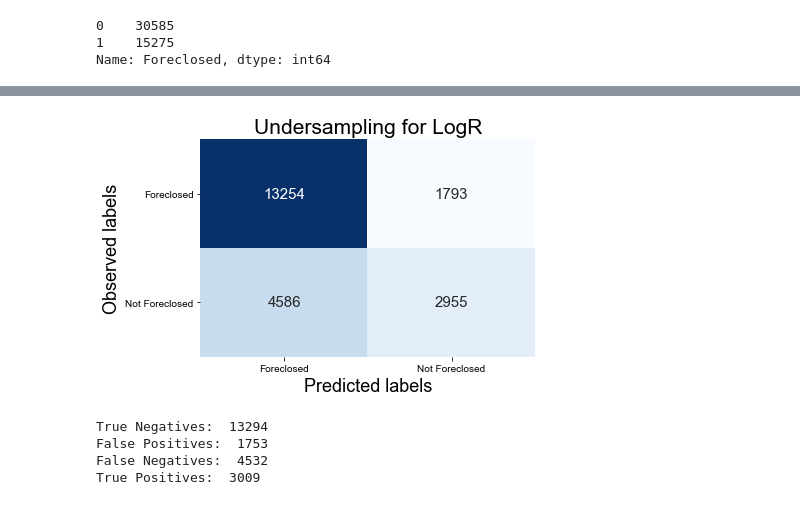
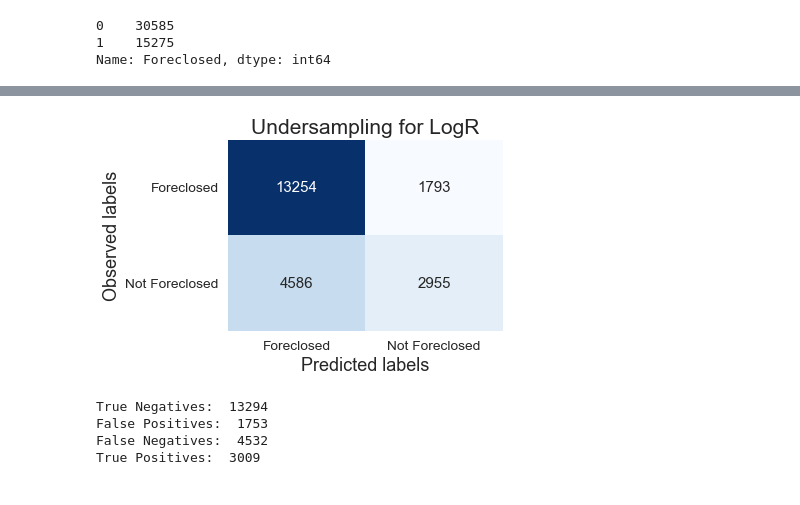
Before and after one commit to RaulCPena/classification_analysis, a Jupyter notebook: Jupyter_Notebooks/Modeling.ipynb, the cells around one changed output, grey strips where cells are left out. Cells and saved outputs as stored; diff of their text form; code cells hidden in the pictures.

```diff
--- a/Jupyter_Notebooks/Modeling.ipynb
+++ b/Jupyter_Notebooks/Modeling.ipynb
@@ -281,25 +283,26 @@ Accuracy 71.76%:
 # %%
 cm = confusion_matrix(y_test_u, y_test_pred)
 
 ax = plt.subplot()
 sns.set(font_scale=1.25) # Adjust to fit
 sns.heatmap(cm, annot=True, ax=ax, cmap="Blues", fmt="g", cbar=False);
 
 # Labels, title and ticks
 label_font = {'size':'18'}  # Adjust to fit
 ax.set_xlabel('Predicted labels', fontdict=label_font);
 ax.set_ylabel('Observed labels', fontdict=label_font);
 
 title_font = {'size':'21'}  # Adjust to fit
 ax.set_title('Undersampling for LogR', fontdict=title_font);
 
 ax.tick_params(axis='both', which='major', labelrotation=0)  # Adjust to fit
 ax.xaxis.set_ticklabels(['Foreclosed', 'Not Foreclosed']);
 ax.yaxis.set_ticklabels(['Foreclosed', 'Not Foreclosed']);
+plt.tight_layout()
 plt.savefig('../Notebook_images/UndersamplingLogR')
 plt.show()
 # %% [output]
-[figure, old version]
+[figure, new version]
 # %%
 #extracting true_positives, false_positives, true_negatives, false_negatives
 tn, fp, fn, tp = confusion_matrix(y_test_u, y_test_pred).ravel()
```
Also changed, not shown: parts of 12 cells of this notebook, 2 other files.
